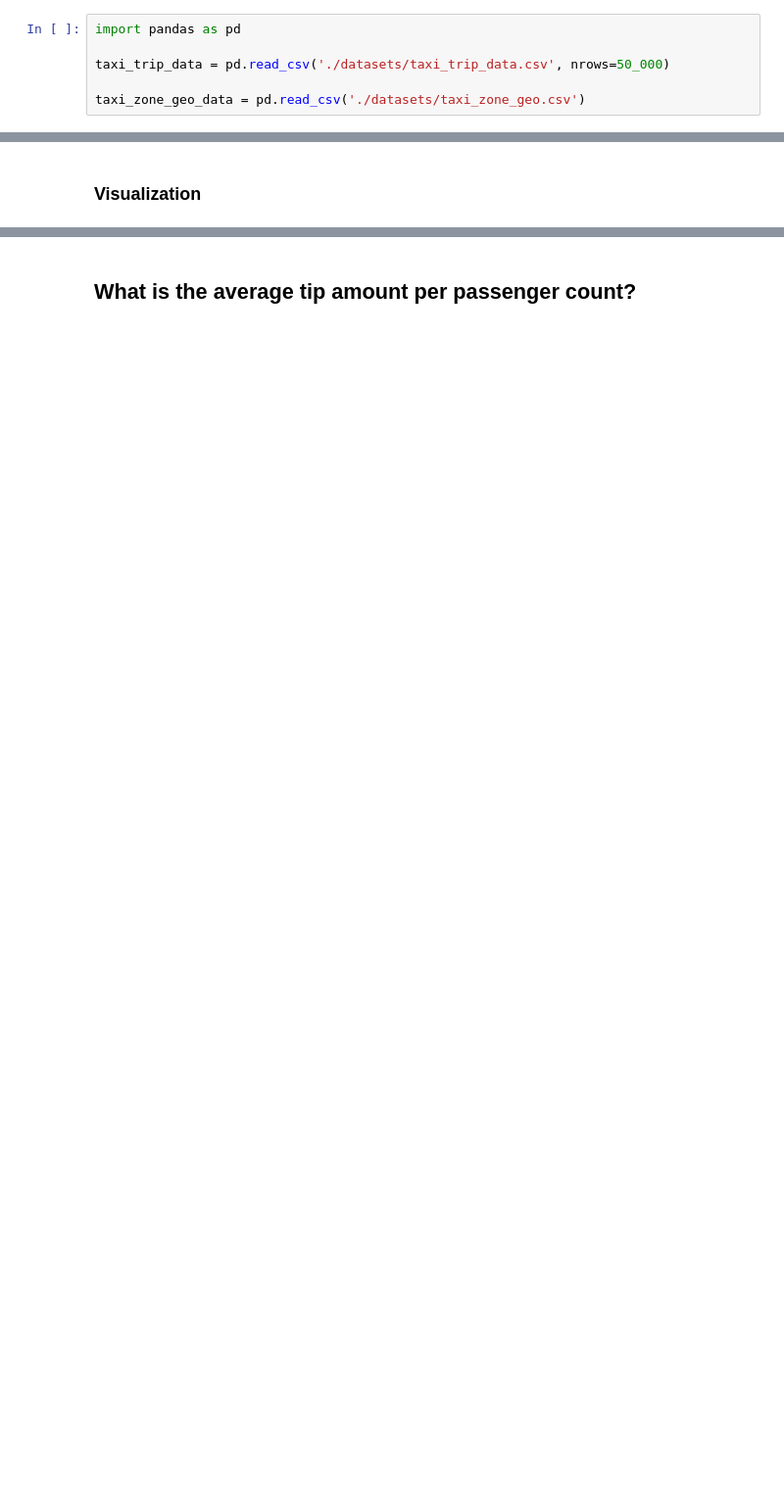
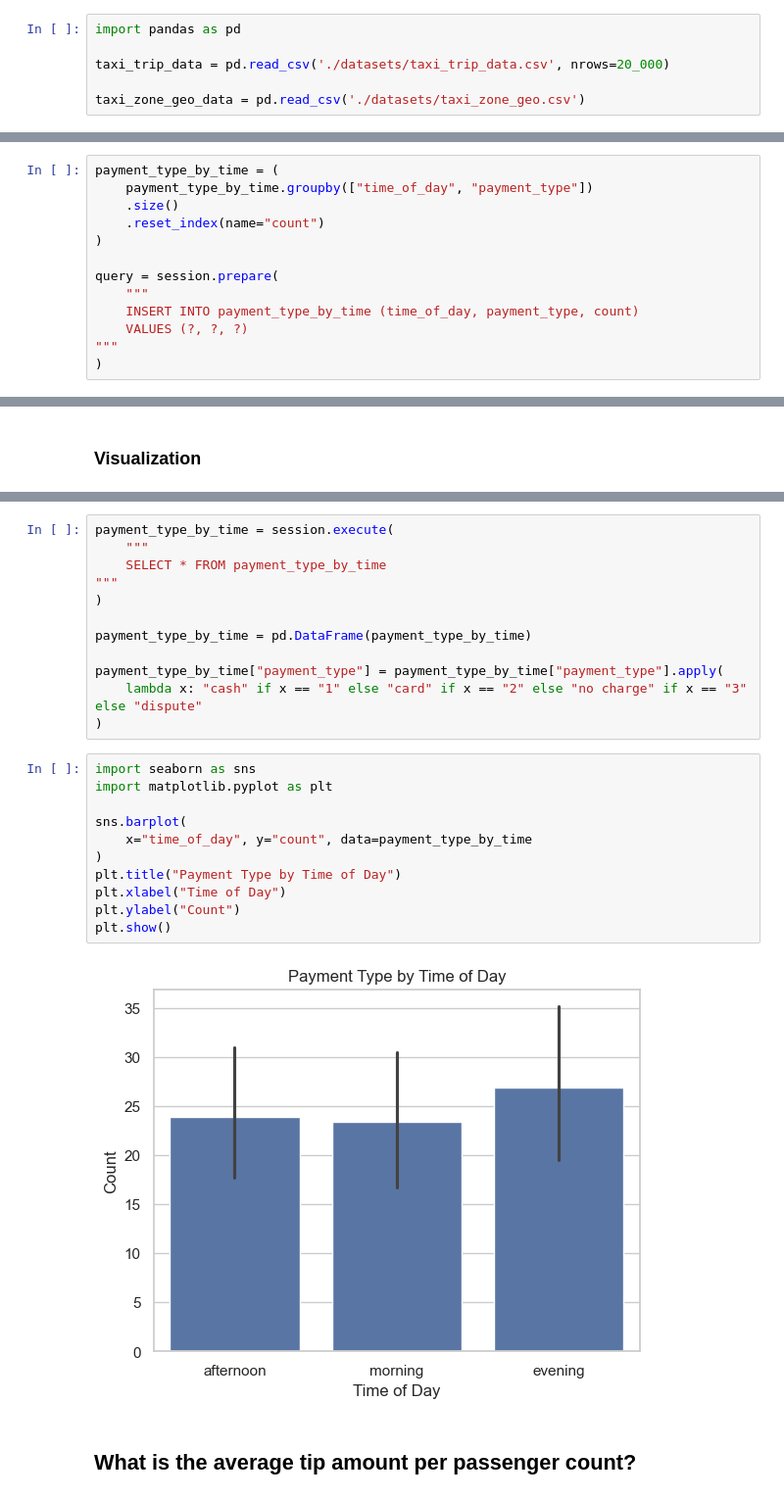
Before and after one commit to yahiaehab10/Python-MongoDB-Cassandra, a Jupyter notebook: Cassandra.ipynb, the cells around one changed output, grey strips where cells are left out. Shown: that part at 98% size. Saved outputs shown, nothing was run; the diff lists cells and outputs as text; blank space fills up the shorter version.

```diff
--- a/Cassandra.ipynb
+++ b/Cassandra.ipynb
@@ -39,7 +39,7 @@ else:
 # %%
 import pandas as pd
 
-taxi_trip_data = pd.read_csv('./datasets/taxi_trip_data.csv', nrows=50_000)
+taxi_trip_data = pd.read_csv('./datasets/taxi_trip_data.csv', nrows=20_000)
 
 taxi_zone_geo_data = pd.read_csv('./datasets/taxi_zone_geo.csv')
 # %%
@@ -301,0 +307,13 @@ payment_type_df
+# %%
+payment_type_by_time = (
+    payment_type_by_time.groupby(["time_of_day", "payment_type"])
+    .size()
+    .reset_index(name="count")
+)
+
+query = session.prepare(
+    """
+    INSERT INTO payment_type_by_time (time_of_day, payment_type, count)
+    VALUES (?, ?, ?)
+"""
+)
@@ -317,2 +325,27 @@ plt.show()
+# %%
+payment_type_by_time = session.execute(
+    """
+    SELECT * FROM payment_type_by_time
+"""
+)
+
+payment_type_by_time = pd.DataFrame(payment_type_by_time)
+
+payment_type_by_time["payment_type"] = payment_type_by_time["payment_type"].apply(
+    lambda x: "cash" if x == "1" else "card" if x == "2" else "no charge" if x == "3" else "dispute"
+)
+# %%
+import seaborn as sns
+import matplotlib.pyplot as plt
+
+sns.barplot(
+    x="time_of_day", y="count", data=payment_type_by_time
+)
+plt.title("Payment Type by Time of Day")
+plt.xlabel("Time of Day")
+plt.ylabel("Count")
+plt.show()
+# %% [output]
+[figure, added]
 # %% [markdown]
 ## What is the average tip amount per passenger count?
```
Also changed, not shown: parts of 31 cells of this notebook.
